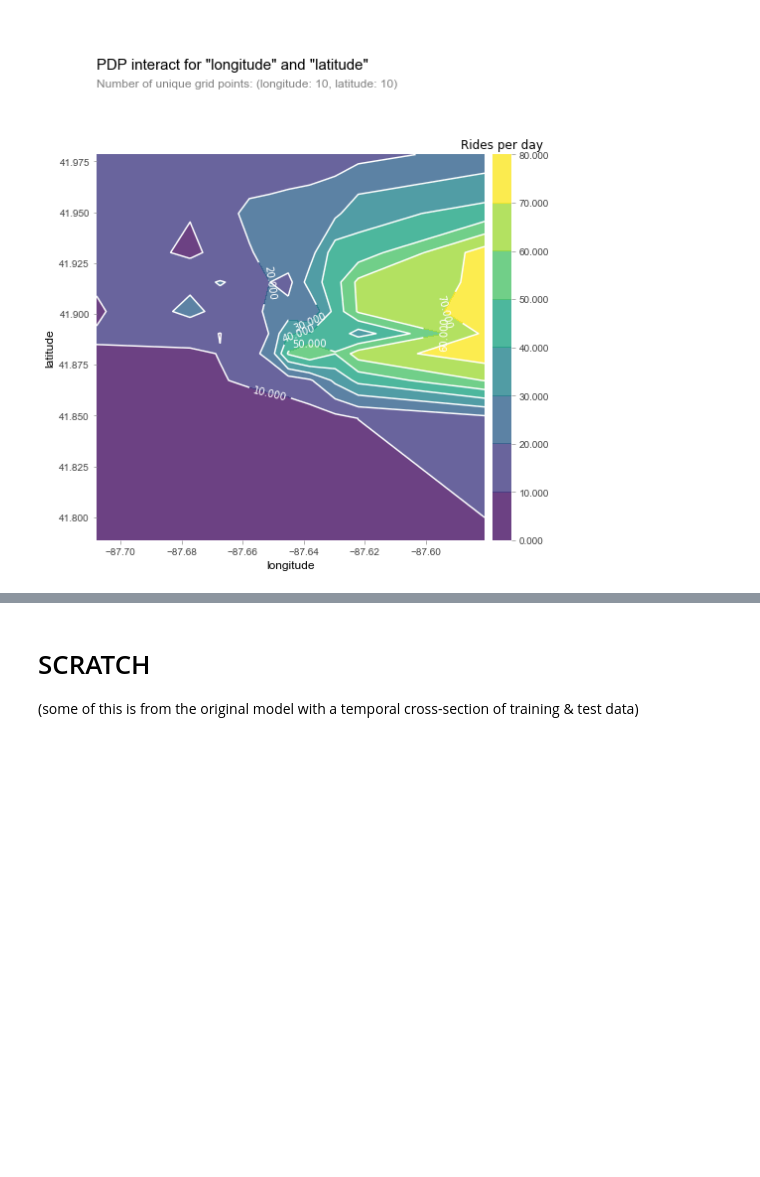
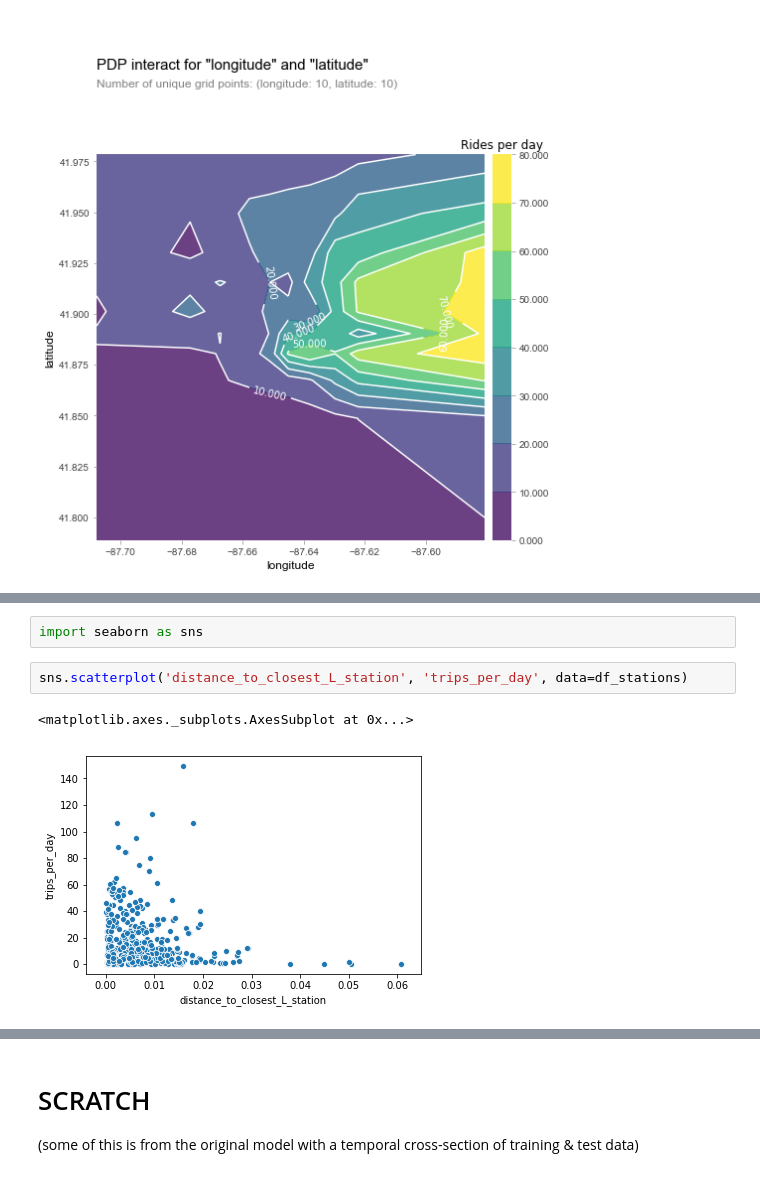
Before and after one commit to zwrankin/chicago_bicycle_share, a Jupyter notebook: notebooks/2018_10_27_divvy_predict_station_usage.ipynb, the cells around one changed output, grey strips where cells are left out. Cells and saved outputs as stored; diff of their text form; blank space fills up the shorter version.

```diff
--- a/notebooks/2018_10_27_divvy_predict_station_usage.ipynb
+++ b/notebooks/2018_10_27_divvy_predict_station_usage.ipynb
@@ -257,0 +366,7 @@ map_stations(stations)
+# %%
+import seaborn as sns
+# %%
+sns.scatterplot('distance_to_closest_L_station', 'trips_per_day', data=df_stations)
+# %% [output]
+<matplotlib.axes._subplots.AxesSubplot at 0x...>
+[figure, added]
```
Also changed, not shown: parts of 33 cells of this notebook, 7 other files.
